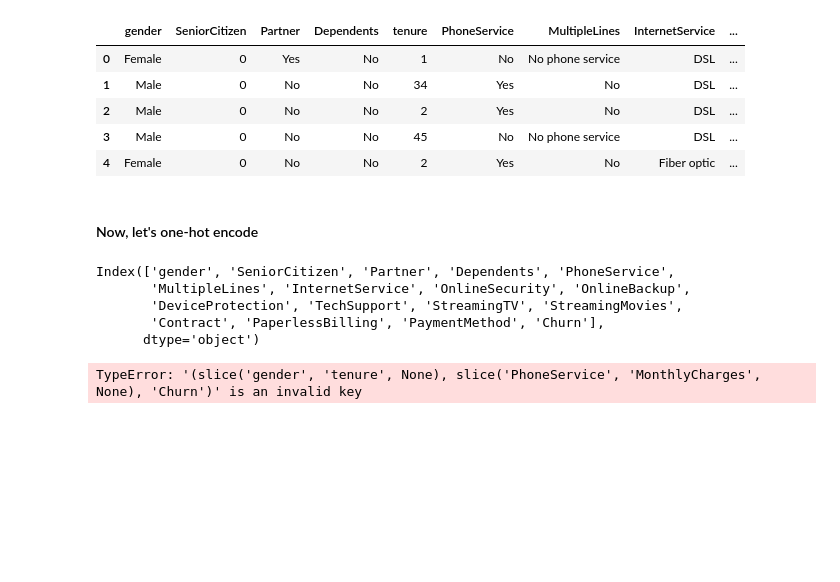
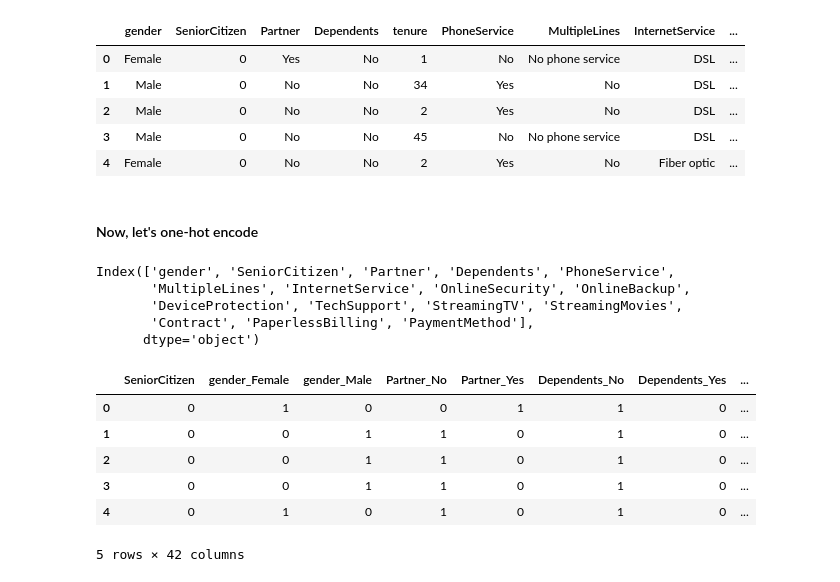
Before and after one commit to ItsFa-tih/Project-2, a Jupyter notebook: Telco_Churn_Neural_Network.ipynb, the cells around one changed output. Saved outputs shown, nothing was run; the diff lists cells and outputs as text; code cells hidden in the pictures; blank space fills up the shorter version.

```diff
--- a/Telco_Churn_Neural_Network.ipynb
+++ b/Telco_Churn_Neural_Network.ipynb
@@ -69,16 +69,22 @@ cleaned_data.head()
 # %% [markdown]
 #### Now, let's one-hot encode
 # %%
-categoricals = cleaned_data.columns.drop(['tenure', 'MonthlyCharges', 'TotalCharges'])
+categoricals = cleaned_data.columns.drop(['tenure', 'MonthlyCharges', 'TotalCharges', 'Churn'])
 categoricals
 # %% [output]
 Index(['gender', 'SeniorCitizen', 'Partner', 'Dependents', 'PhoneService',
        'MultipleLines', 'InternetService', 'OnlineSecurity', 'OnlineBackup',
        'DeviceProtection', 'TechSupport', 'StreamingTV', 'StreamingMovies',
-       'Contract', 'PaperlessBilling', 'PaymentMethod', 'Churn'],
+       'Contract', 'PaperlessBilling', 'PaymentMethod'],
       dtype='object')
 # %%
-encoded_data = pd.get_dummies(cleaned_data['gender':'tenure', 'PhoneService':'MonthlyCharges', 'Churn'])
+encoded_data = pd.get_dummies(cleaned_data[categoricals])
 encoded_data.head()
 # %% [output]
+|  | SeniorCitizen | gender_Female | gender_Male | Partner_No | Partner_Yes | Dependents_No | Dependents_Yes | ... |
+| 0 | 0 | 1 | 0 | 0 | 1 | 1 | 0 | ... |
+| 1 | 0 | 0 | 1 | 1 | 0 | 1 | 0 | ... |
+| 2 | 0 | 0 | 1 | 1 | 0 | 1 | 0 | ... |
+| 3 | 0 | 0 | 1 | 1 | 0 | 1 | 0 | ... |
+| 4 | 0 | 1 | 0 | 1 | 0 | 1 | 0 | ... |
-TypeError: '(slice('gender', 'tenure', None), slice('PhoneService', 'MonthlyCharges', None), 'Churn')' is an invalid key
+5 rows × 42 columns
```
Also changed, not shown: parts of 5 cells of this notebook.
